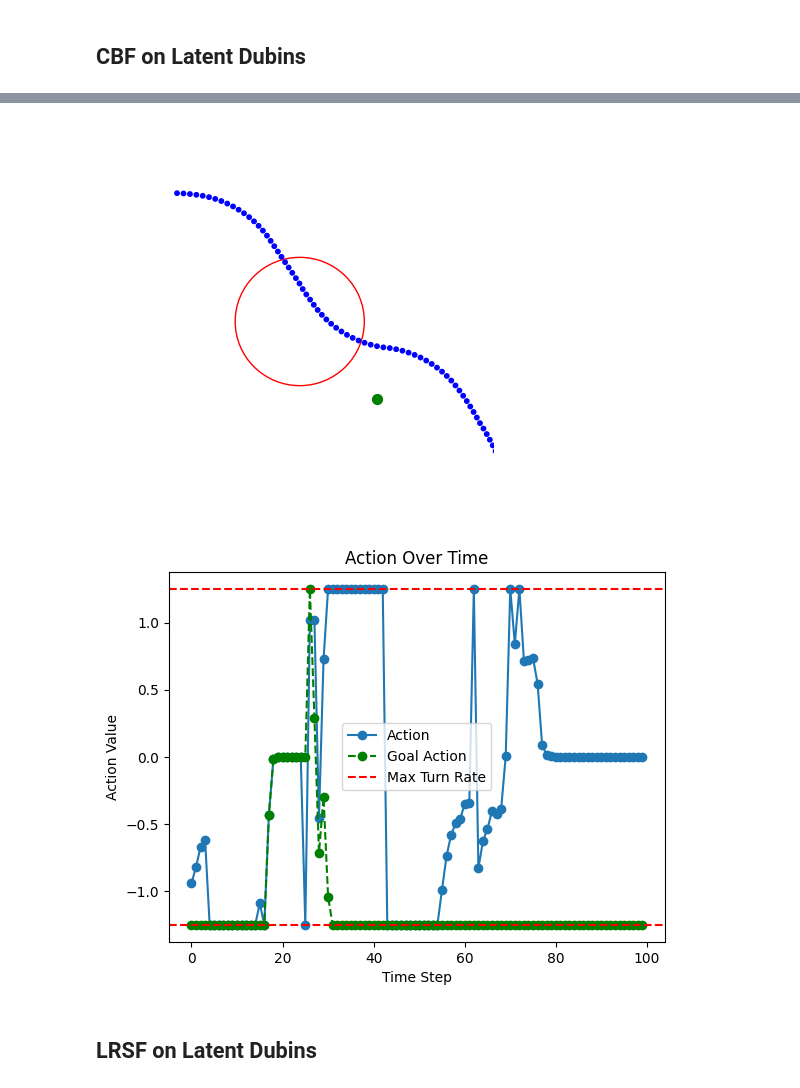
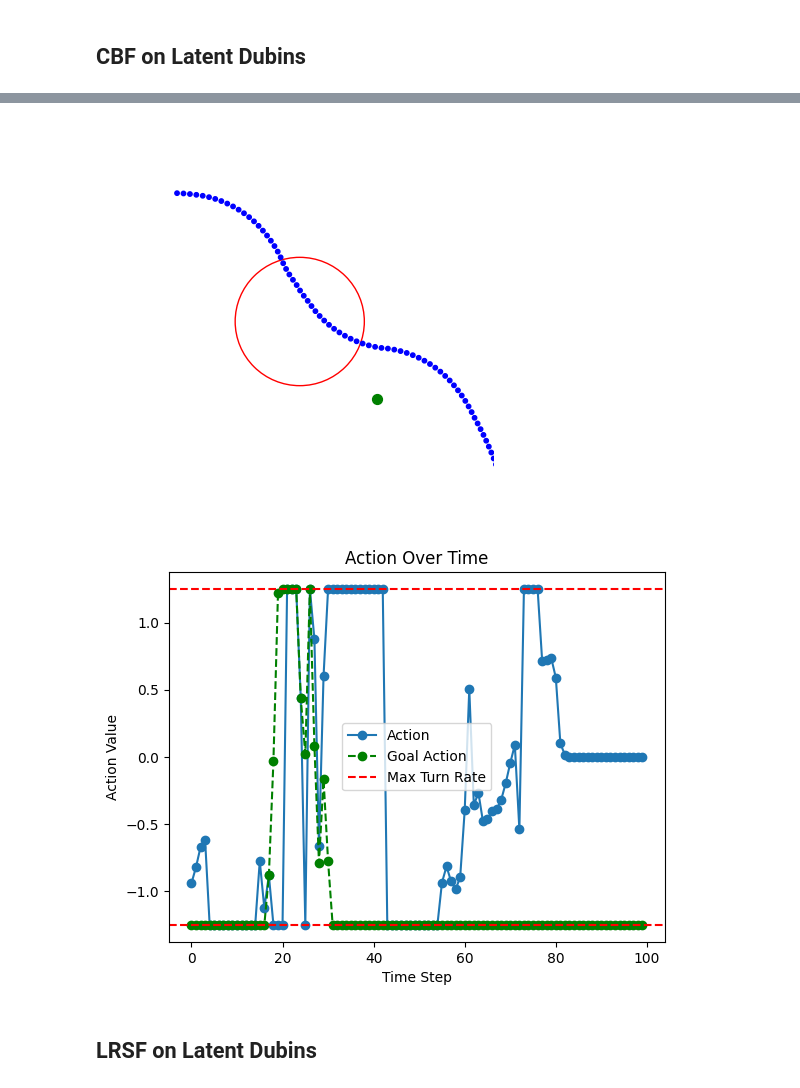
Before and after one commit to stevenwman/wm_cbf, a Jupyter notebook: policy_test.ipynb, the cells around one changed output, grey strips where cells are left out. Drawn from its saved outputs; the diff is of its cells as text; code cells hidden in the pictures.

```diff
--- a/policy_test.ipynb
+++ b/policy_test.ipynb
@@ -63,7 +63,7 @@ goal_actions = []
 current_safe = []
 
 epsilon = 0.2
-gamma = 0.9
+gamma = 0.95
 simlen = 100
 u_min = -dubin_env.args.turnRate
 u_max = dubin_env.args.turnRate
@@ -177,5 +181,5 @@ Step 100: Pstate: [ 2.5  -2.26 -0.85], Goal: 2.43, Action: -0.0, Dist: 2.52, Saf
-[figure, old version]
+[figure, new version]
-[figure, old version]
+[figure, new version]
 # %% [markdown]
 ## LRSF on Latent Dubins
 # %%
```
Also changed, not shown: parts of 1 cell of this notebook, 1 other file.
